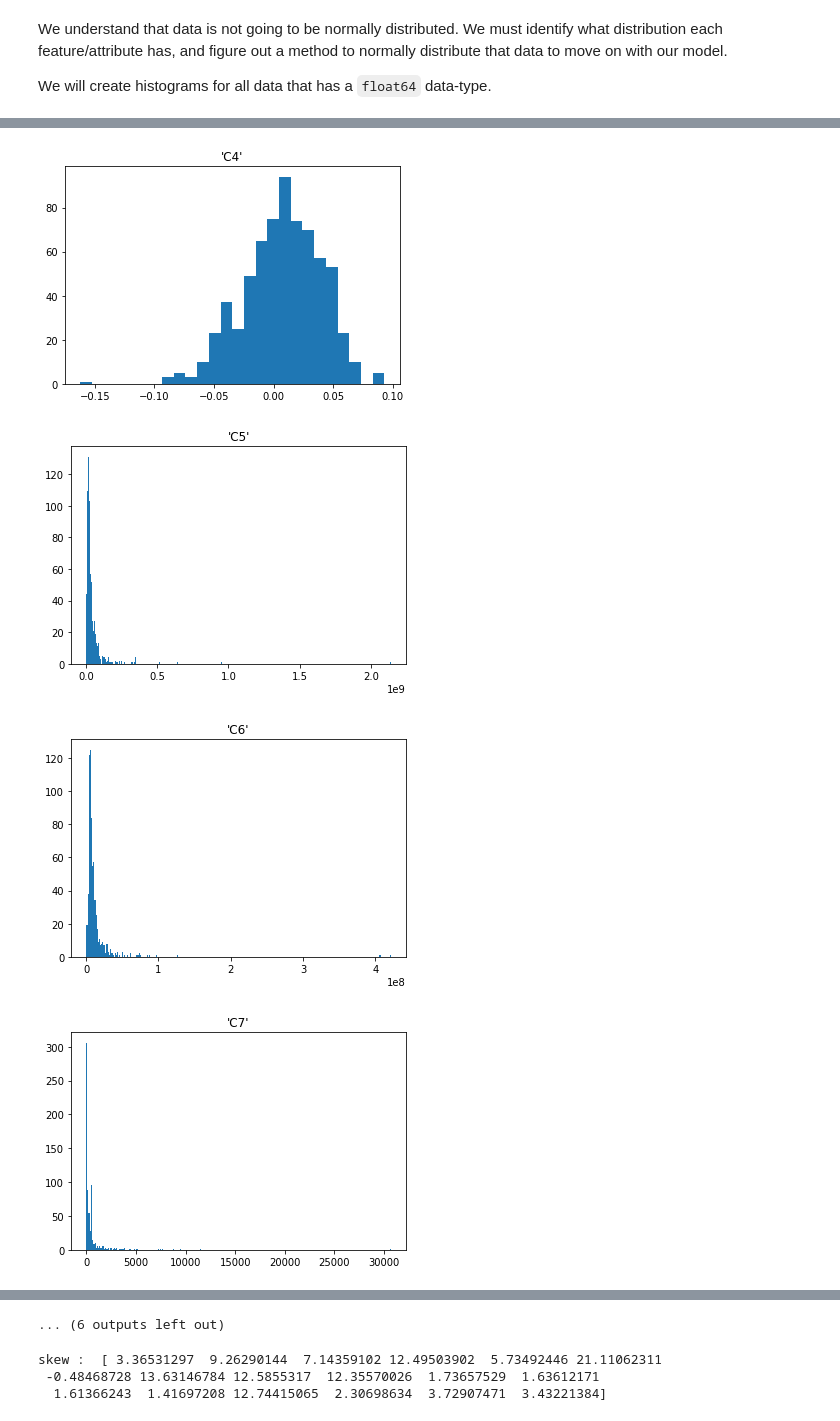
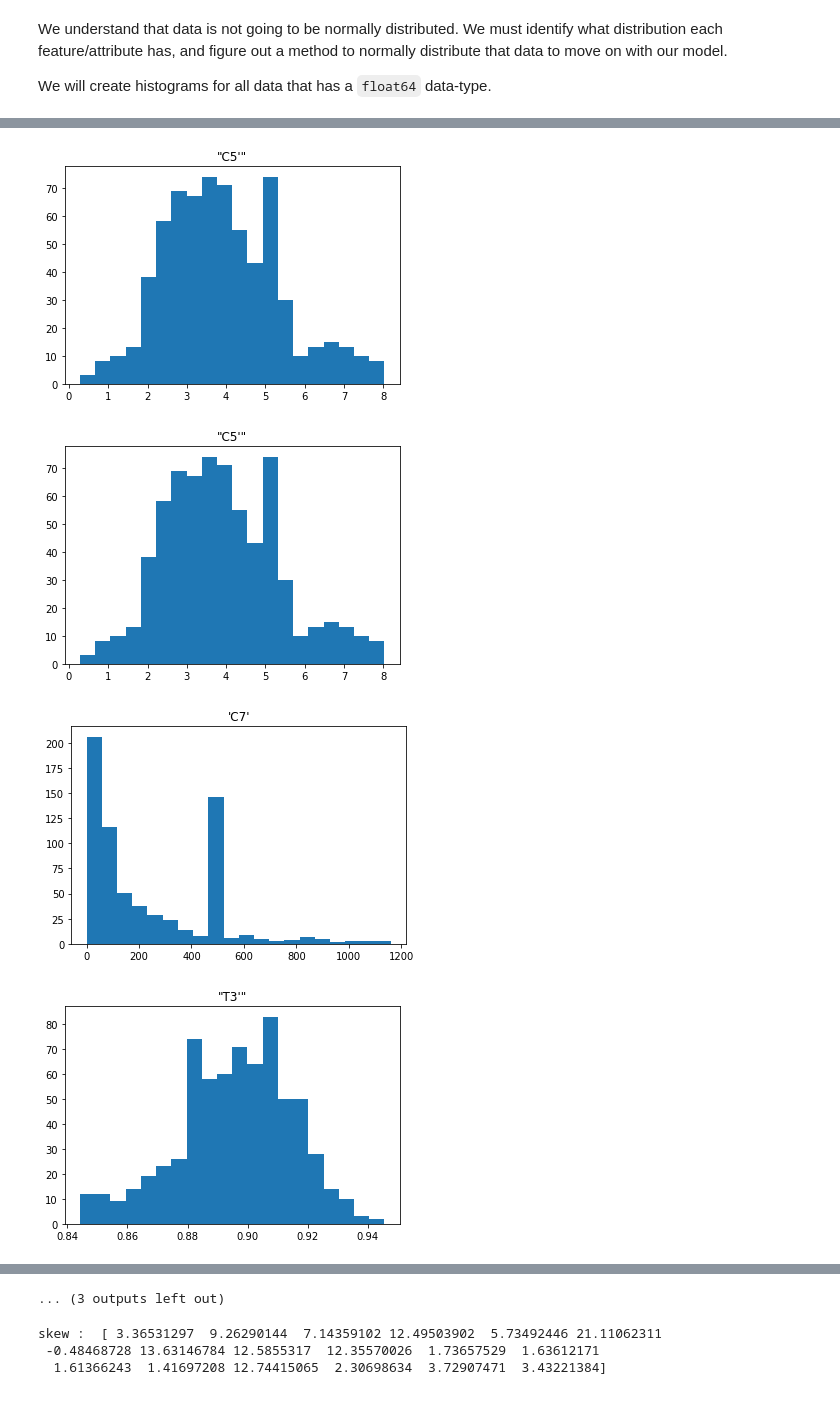
Before and after one commit to BA545-SP2019/2019-competition1-the-dundies, a Jupyter notebook: Our_Code_Good.ipynb, the cells around one changed output, grey strips where cells are left out. Drawn from its saved outputs; the diff is of its cells as text; code cells hidden in the pictures.

```diff
--- a/Our_Code_Good.ipynb
+++ b/Our_Code_Good.ipynb
@@ -681,7 +591,7 @@ We will create histograms for all data that has a `float64` data-type.
 
 ## Creating a new variable `new_cols` to store all the features we would like
 ## to display with histograms
-new_cols = ['P_IPO','P_H','P_L','P_1Day','C1','C3','C4','C5','C6','C7','T1','T2','T3','T4','T5','S1','S2','S3']
+new_cols = ['P_IPO','P_H','P_L','P_1Day','C1','C4',"C5'","C5'",'C7',"T3'","T4'","T5'","S1'","S2'","S3'"]
 
 ## Creating a new variable `plot_hists` to store the `new_cols`
 ## and be populated with data from the `df_data` dataframe
@@ -691,7 +601,7 @@ plot_hists = df_data[new_cols]
 ### the variable `plot_hists` as long as it is a column
 ### Using 20 `bins` for each histogram, as well
 for i in range(len(plot_hists.columns)):
-    plt.hist(plot_hists.iloc[:,i].dropna(),bins='auto')
+    plt.hist(plot_hists.iloc[:,i].dropna(),bins=20)
 ### For each title, we are using the name of the column
 ### as it appears in the `plot_hists` variable
     plt.title('%a' % plot_hists.columns[i])
@@ -708,4 +618,4 @@ for i in range(len(plot_hists.columns)):
-[figure, old version]
+[figure, new version]
-[figure, old version]
+[figure, new version]
-[figure, old version]
+[figure, new version]
-[figure, old version]
+[figure, new version]
@@ -714,4 +624,4 @@ for i in range(len(plot_hists.columns)):
-... (6 outputs left out)
+... (3 outputs left out)
 # %%
 # Printing Skewn Value for Each Feature
 ## new_cols = ['P_IPO','P_H','P_L','P_1Day','C1','C3','C4','C5','C6','C7','T1','T2','T3','T4','T5','S1','S2','S3']
```
Also changed, not shown: parts of 14 cells of this notebook.
